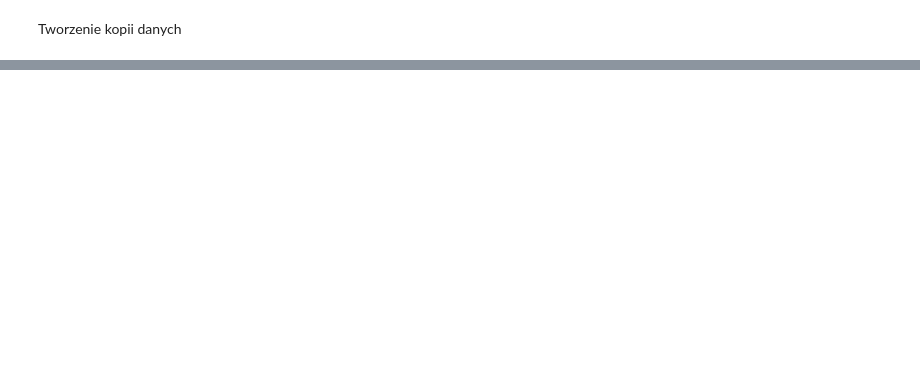
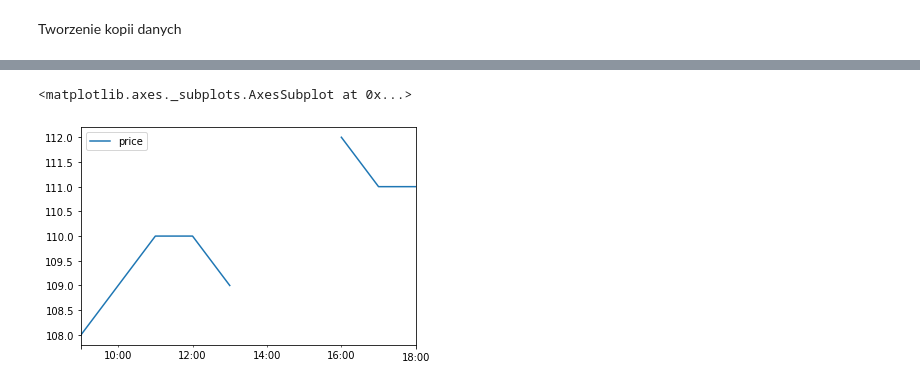
Before and after one commit to pawel0508/MachineLearningBootcamp_I, a Jupyter notebook: Braki_danych.ipynb, the cells around one changed output, grey strips where cells are left out. Drawn from its saved outputs; the diff is of its cells as text; code cells hidden in the pictures; blank space fills up the shorter version.

```diff
--- a/Braki_danych.ipynb
+++ b/Braki_danych.ipynb
@@ -295,0 +226,7 @@ target
+# %%
+
+data = {'price': [108, 109, 110, 110, 109, np.nan, np.nan, 112, 111, 111]}
+date_range = pd.date_range(start='01-01-2020 09:00', end='01-01-2020 18:00', periods=10)
+
+df = pd.DataFrame(data=data, index=date_range)
+df
@@ -295,0 +245,5 @@ target
+# %%
+df.plot()
+# %% [output]
+<matplotlib.axes._subplots.AxesSubplot at 0x...>
+[figure, added]
```
Also changed, not shown: parts of 76 cells of this notebook.
